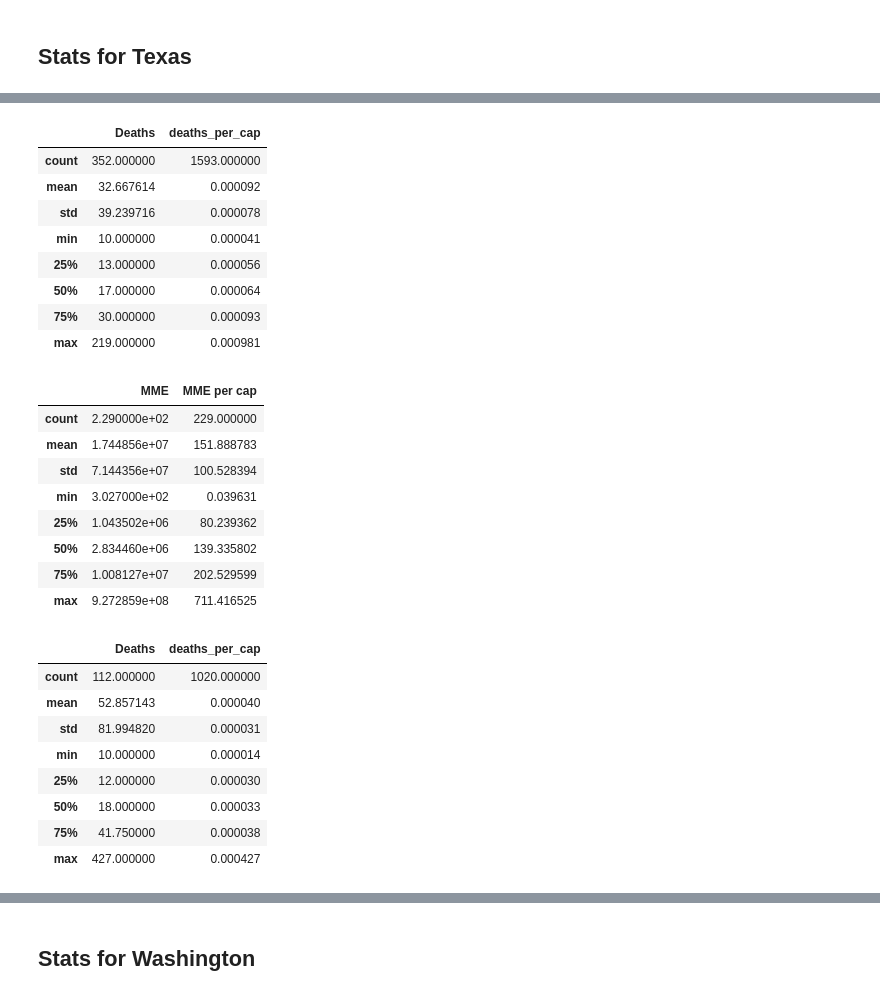
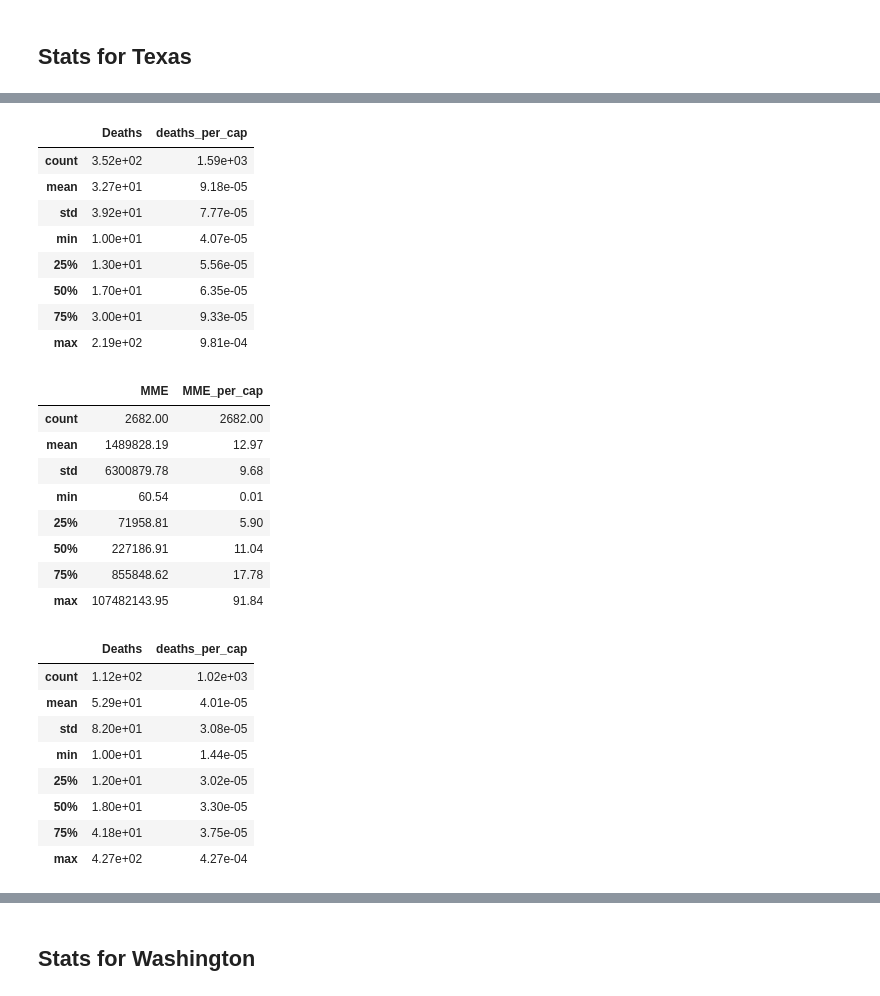
Before and after one commit to ShiningYang0207/opioid-control-policy, a Jupyter notebook: 25_modified_modeling/summary_stats.ipynb, the cells around one changed output, grey strips where cells are left out. Saved outputs shown, nothing was run; the diff lists cells and outputs as text; code cells hidden in the pictures.

```diff
--- a/25_modified_modeling/summary_stats.ipynb
+++ b/25_modified_modeling/summary_stats.ipynb
@@ -64,5 +98,6 @@ np.round(opi[(opi["BUYER_STATE"].isin(control_fl)) & (opi["policy_year"]==0)][["
 | max | 5.121900e+08 | 1476.92 |
 # %%
-deaths[(deaths["STNAME"].isin(control_fl_d)) & (deaths["policy_year"]==0)][["Deaths", "deaths_per_cap"]].describe()
+pd.set_option('display.float_format',lambda x : '%.2e' % x)
+deaths[(deaths["STNAME"].isin(control_fl_d)) & (deaths["policy_year"]==0)][["Deaths", "deaths_per_cap"]].describe() #apply(lambda x: format(x, '%.2e'))
 # %% [output]
 |  | Deaths | deaths_per_cap |
@@ -204,5 +240,10 @@ Name: MME per cap, dtype: float64
 # %% [markdown]
 ## Stats for Texas
 # %%
-opi["policy_year"] = np.where(opi["year"]<2007, 0, 1)
+# import texas opioid monthly data
+
+pd.set_option('display.float_format',lambda x : '%.2f' % x)
+tx_month = pd.read_parquet("/Users/yangshining/Desktop/pds2021-opioids-pds6/10_modified_data/opi_tx_pop.parquet")
+
+tx_month["policy_year"] = np.where(tx_month["year"]<2007, 0, 1)
 deaths["policy_year"] = np.where(deaths["Year"]<2007, 0, 1)
@@ -254,40 +312,40 @@ np.round(opi[(opi["BUYER_STATE"].isin(control_tx)) & (opi["policy_year"]==1)][["
 deaths[(deaths["STNAME"].isin(control_tx_d)) & (deaths["policy_year"]==1)][["Deaths", "deaths_per_cap"]].describe()
 # %% [output]
 |  | Deaths | deaths_per_cap |
-| count | 352.000000 | 1593.000000 |
-| mean | 32.667614 | 0.000092 |
-| std | 39.239716 | 0.000078 |
-| min | 10.000000 | 0.000041 |
-| 25% | 13.000000 | 0.000056 |
-| 50% | 17.000000 | 0.000064 |
-| 75% | 30.000000 | 0.000093 |
-| max | 219.000000 | 0.000981 |
+| count | 3.52e+02 | 1.59e+03 |
+| mean | 3.27e+01 | 9.18e-05 |
+| std | 3.92e+01 | 7.77e-05 |
+| min | 1.00e+01 | 4.07e-05 |
+| 25% | 1.30e+01 | 5.56e-05 |
+| 50% | 1.70e+01 | 6.35e-05 |
+| 75% | 3.00e+01 | 9.33e-05 |
+| max | 2.19e+02 | 9.81e-04 |
 # %%
 # Stats for TX before policy
 
-opi[(opi["BUYER_STATE"]=="TX") & (opi["policy_year"]==0)][["MME", "MME per cap"]].describe()
+tx_month[(tx_month["BUYER_STATE"]=="TX") & (tx_month["policy_year"]==0)][["MME", "MME_per_cap"]].describe()
 # %% [output]
-|  | MME | MME per cap |
-| count | 2.290000e+02 | 229.000000 |
-| mean | 1.744856e+07 | 151.888783 |
-| std | 7.144356e+07 | 100.528394 |
-| min | 3.027000e+02 | 0.039631 |
-| 25% | 1.043502e+06 | 80.239362 |
-| 50% | 2.834460e+06 | 139.335802 |
-| 75% | 1.008127e+07 | 202.529599 |
-| max | 9.272859e+08 | 711.416525 |
+|  | MME | MME_per_cap |
+| count | 2682.00 | 2682.00 |
+| mean | 1489828.19 | 12.97 |
+| std | 6300879.78 | 9.68 |
+| min | 60.54 | 0.01 |
+| 25% | 71958.81 | 5.90 |
+| 50% | 227186.91 | 11.04 |
+| 75% | 855848.62 | 17.78 |
+| max | 107482143.95 | 91.84 |
 # %%
 deaths[(deaths["STNAME"]=="Texas") & (deaths["policy_year"]==0)][["Deaths", "deaths_per_cap"]].describe()
 # %% [output]
 |  | Deaths | deaths_per_cap |
-| count | 112.000000 | 1020.000000 |
-| mean | 52.857143 | 0.000040 |
-| std | 81.994820 | 0.000031 |
-| min | 10.000000 | 0.000014 |
-| 25% | 12.000000 | 0.000030 |
-| 50% | 18.000000 | 0.000033 |
-| 75% | 41.750000 | 0.000038 |
-| max | 427.000000 | 0.000427 |
+| count | 1.12e+02 | 1.02e+03 |
+| mean | 5.29e+01 | 4.01e-05 |
+| std | 8.20e+01 | 3.08e-05 |
+| min | 1.00e+01 | 1.44e-05 |
+| 25% | 1.20e+01 | 3.02e-05 |
+| 50% | 1.80e+01 | 3.30e-05 |
+| 75% | 4.18e+01 | 3.75e-05 |
+| max | 4.27e+02 | 4.27e-04 |
 # %%
 # Stats for TX after policy year
 
```
Also changed, not shown: parts of 32 cells of this notebook, 4 other files.
